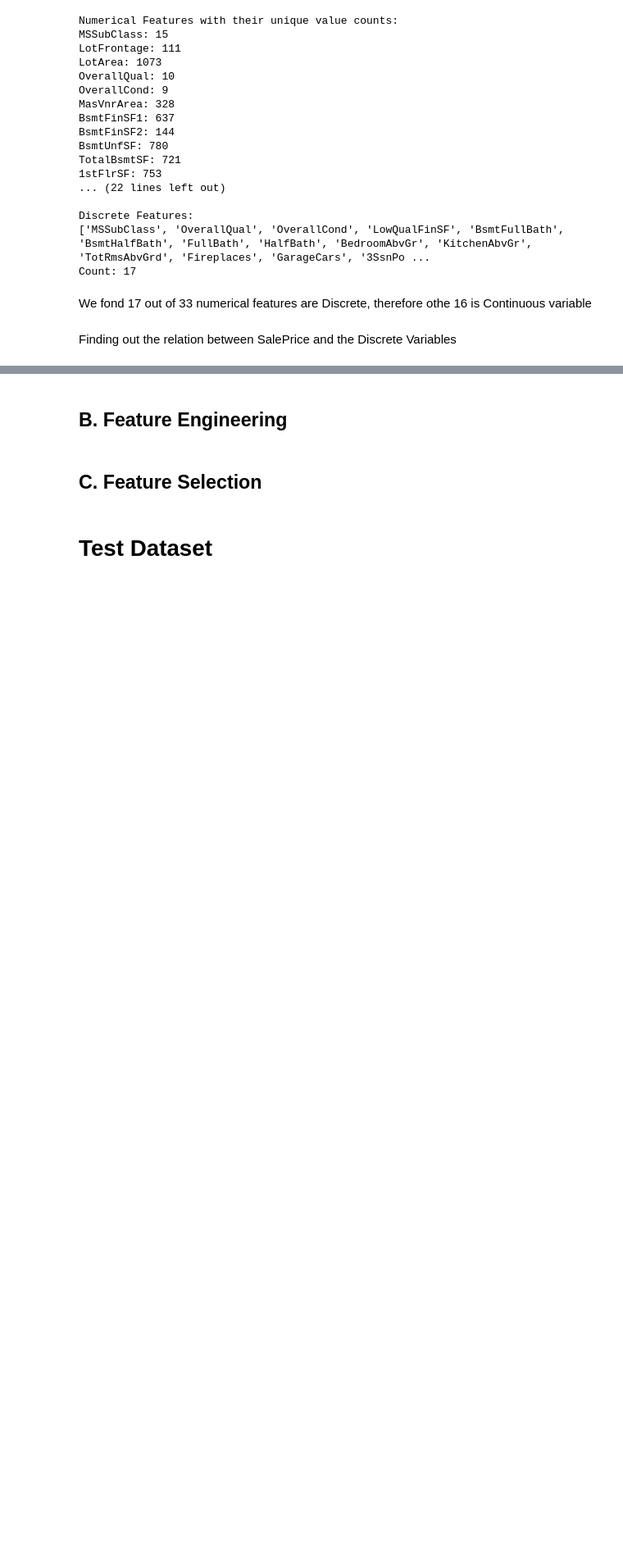
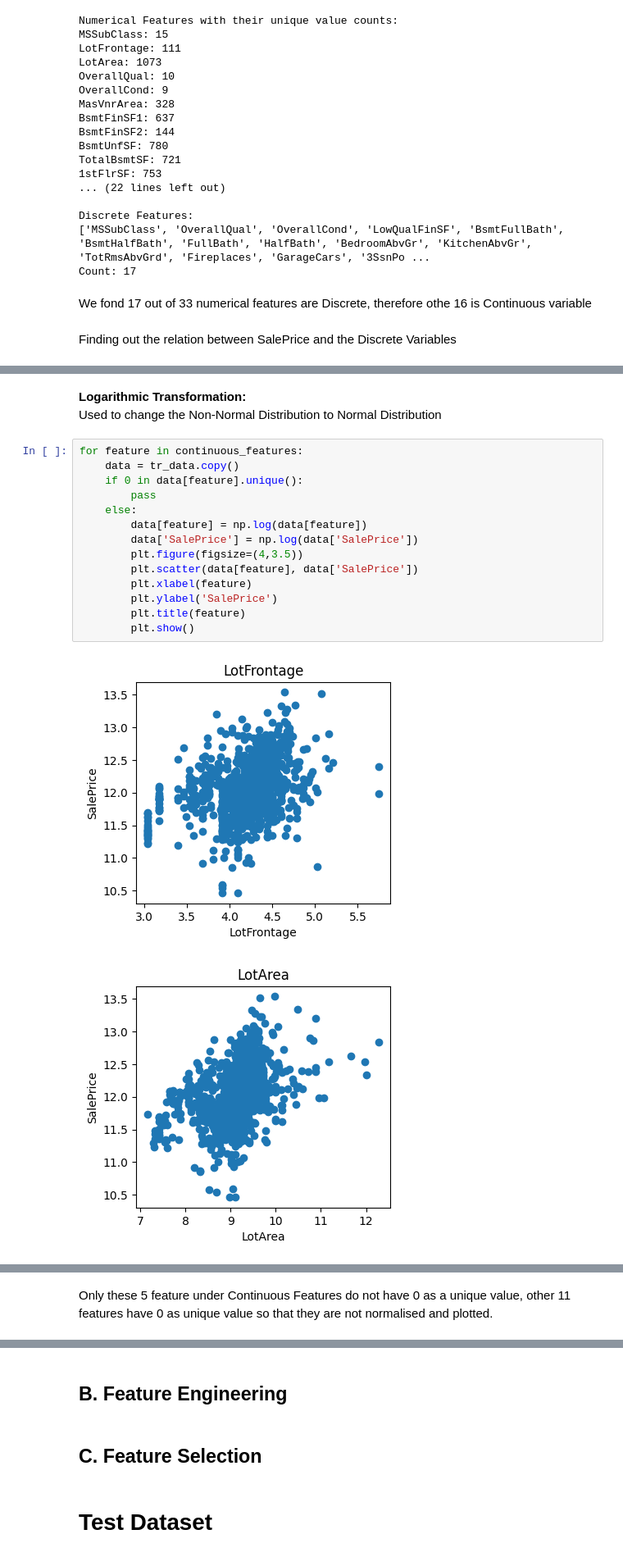
Before and after one commit to arpanmndl/house-price-prediction, a Jupyter notebook: house-price-prediction.ipynb, the cells around one changed output, grey strips where cells are left out. Shown at 82% size. Cells and saved outputs as stored; diff of their text form; blank space fills up the shorter version.

```diff
--- a/house-price-prediction.ipynb
+++ b/house-price-prediction.ipynb
@@ -276,0 +361,20 @@ Finding out the relation between SalePrice and the Discrete Variables
+# %% [markdown]
+<b>Logarithmic Transformation:</b><br>
+Used to change the Non-Normal Distribution to Normal Distribution
+# %%
+for feature in continuous_features:
+    data = tr_data.copy()
+    if 0 in data[feature].unique():
+        pass
+    else:
+        data[feature] = np.log(data[feature])
+        data['SalePrice'] = np.log(data['SalePrice'])
+        plt.figure(figsize=(4,3.5))
+        plt.scatter(data[feature], data['SalePrice'])
+        plt.xlabel(feature)
+        plt.ylabel('SalePrice')
+        plt.title(feature)
+        plt.show()
+# %% [output]
+[figure, added]
+[figure, added]
@@ -276,0 +384,2 @@ Finding out the relation between SalePrice and the Discrete Variables
+# %% [markdown]
+Only these 5 feature under Continuous Features do not have 0 as a unique value, other 11 features have 0 as unique value so that they are not normalised and plotted.
```
Also changed, not shown: parts of 13 cells of this notebook.
